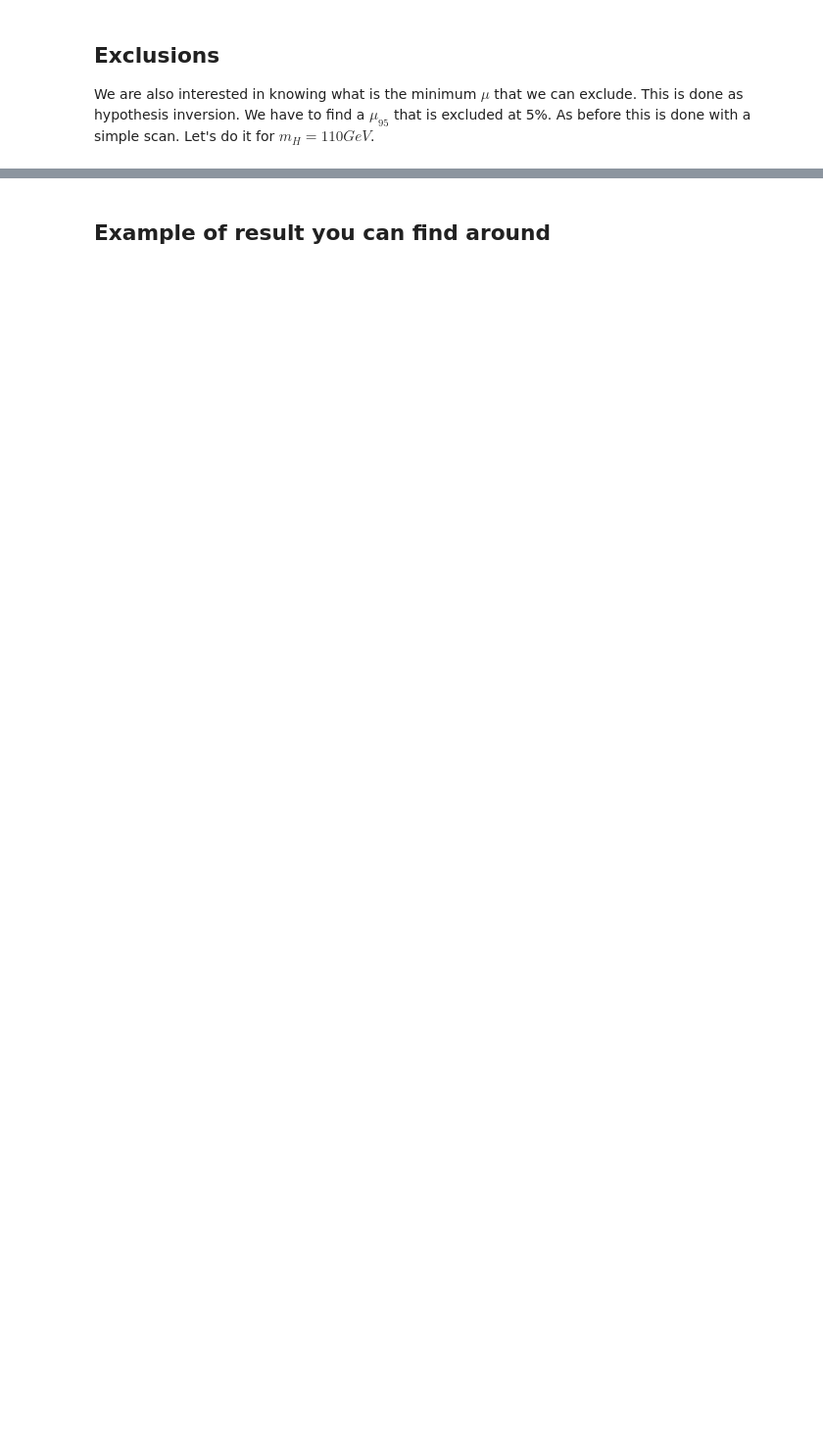
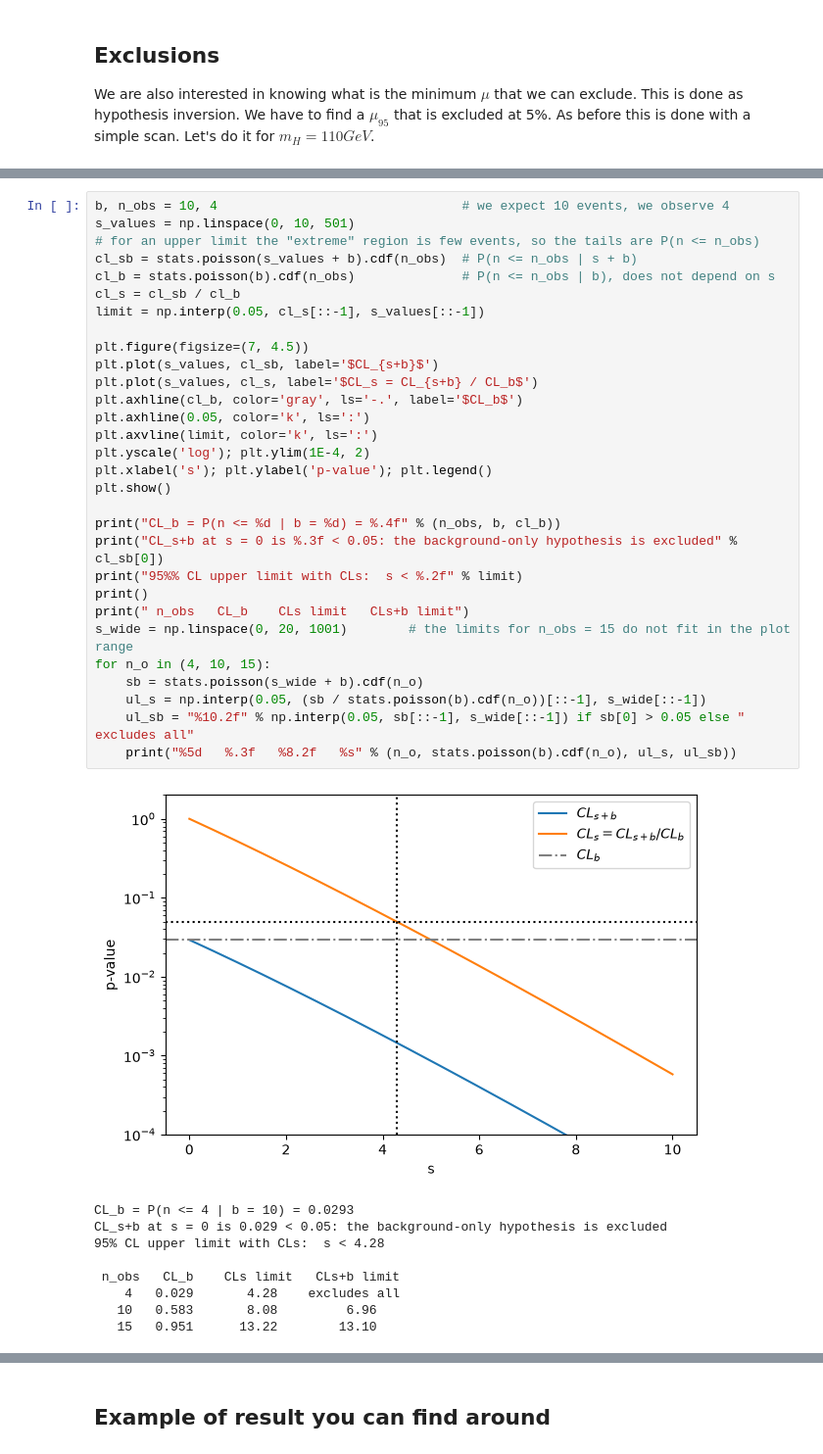
Before and after one commit to wiso/StatisticsLectures, a Jupyter notebook: Lecture3.ipynb, the cells around one changed output, grey strips where cells are left out. Shown at 98% size. Saved outputs shown, nothing was run; the diff lists cells and outputs as text; blank space fills up the shorter version.

```diff
--- a/Lecture3.ipynb
+++ b/Lecture3.ipynb
@@ -510,0 +820,40 @@ We are also interested in knowing what is the minimum $\mu$ that we can exclude.
+# %%
+b, n_obs = 10, 4                                # we expect 10 events, we observe 4
+s_values = np.linspace(0, 10, 501)
+# for an upper limit the "extreme" region is few events, so the tails are P(n <= n_obs)
+cl_sb = stats.poisson(s_values + b).cdf(n_obs)  # P(n <= n_obs | s + b)
+cl_b = stats.poisson(b).cdf(n_obs)              # P(n <= n_obs | b), does not depend on s
+cl_s = cl_sb / cl_b
+limit = np.interp(0.05, cl_s[::-1], s_values[::-1])
+
+plt.figure(figsize=(7, 4.5))
+plt.plot(s_values, cl_sb, label='$CL_{s+b}$')
+plt.plot(s_values, cl_s, label='$CL_s = CL_{s+b} / CL_b$')
+plt.axhline(cl_b, color='gray', ls='-.', label='$CL_b$')
+plt.axhline(0.05, color='k', ls=':')
+plt.axvline(limit, color='k', ls=':')
+plt.yscale('log'); plt.ylim(1E-4, 2)
+plt.xlabel('s'); plt.ylabel('p-value'); plt.legend()
+plt.show()
+
+print("CL_b = P(n <= %d | b = %d) = %.4f" % (n_obs, b, cl_b))
+print("CL_s+b at s = 0 is %.3f < 0.05: the background-only hypothesis is excluded" % cl_sb[0])
+print("95%% CL upper limit with CLs:  s < %.2f" % limit)
+print()
+print(" n_obs   CL_b    CLs limit   CLs+b limit")
+s_wide = np.linspace(0, 20, 1001)        # the limits for n_obs = 15 do not fit in the plot range
+for n_o in (4, 10, 15):
+    sb = stats.poisson(s_wide + b).cdf(n_o)
+    ul_s = np.interp(0.05, (sb / stats.poisson(b).cdf(n_o))[::-1], s_wide[::-1])
+    ul_sb = "%10.2f" % np.interp(0.05, sb[::-1], s_wide[::-1]) if sb[0] > 0.05 else " excludes all"
+    print("%5d   %.3f   %8.2f   %s" % (n_o, stats.poisson(b).cdf(n_o), ul_s, ul_sb))
+# %% [output]
+[figure, added]
+CL_b = P(n <= 4 | b = 10) = 0.0293
+CL_s+b at s = 0 is 0.029 < 0.05: the background-only hypothesis is excluded
+95% CL upper limit with CLs:  s < 4.28
+
+ n_obs   CL_b    CLs limit   CLs+b limit
+    4   0.029       4.28    excludes all
+   10   0.583       8.08         6.96
+   15   0.951      13.22        13.10
```
Also changed, not shown: parts of 48 cells of this notebook, 2 other files.
